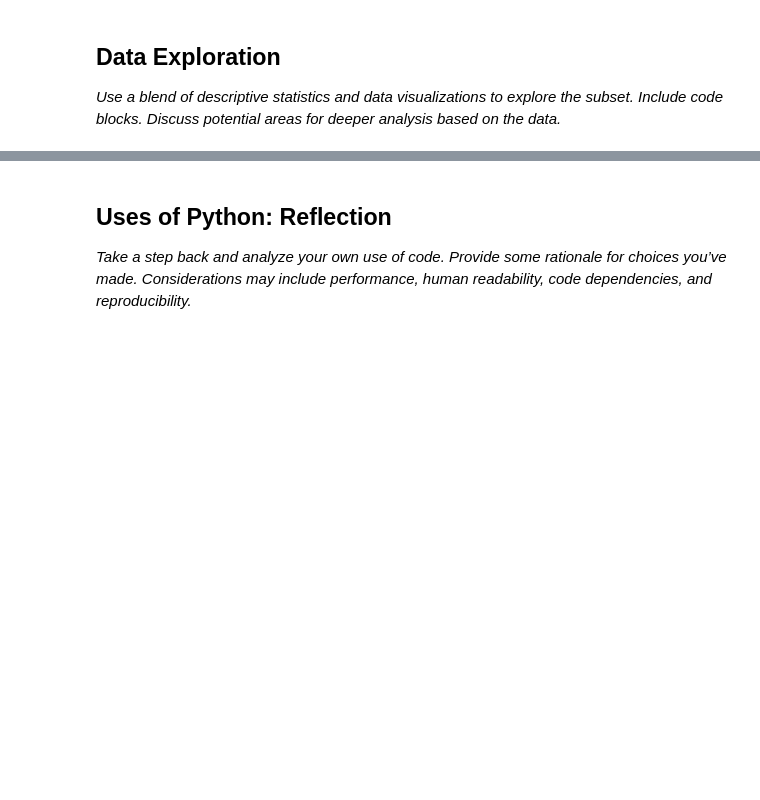
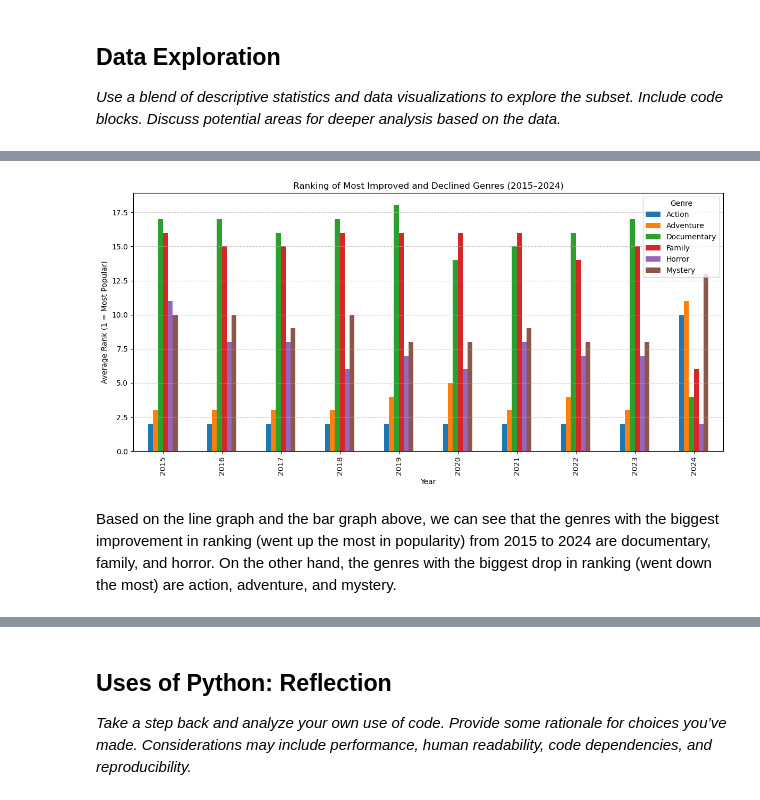
Before and after one commit to LinhNguyen9900/DA210-Project2, a Jupyter notebook: submission.ipynb, the cells around one changed output, grey strips where cells are left out. Cells and saved outputs as stored; diff of their text form; code cells hidden in the pictures; blank space fills up the shorter version.

```diff
--- a/submission.ipynb
+++ b/submission.ipynb
@@ -16,0 +79,11 @@ _Use a blend of descriptive statistics and data visualizations to explore the su
+# %%
+df = pd.read_sql(sql, conn)
+
+ranked_rows = []
+
+for year, group in df.groupby('startYear'):
+    group_sorted = group.sort_values('totalVotes', ascending=False).reset_index(drop=True)
+    group_sorted['rank'] = range(1, len(group_sorted) + 1)  # Manual rank: 1, 2, 3...
+    ranked_rows.append(group_sorted)
+
+df_ranked = pd.concat(ranked_rows)
@@ -16,0 +240,16 @@ _Use a blend of descriptive statistics and data visualizations to explore the su
+# %%
+avg_rank_per_year = df_selected.groupby(['startYear', 'genre'])['rank'].mean().reset_index()
+rank_pivot = avg_rank_per_year.pivot(index='startYear', columns='genre', values='rank')
+
+rank_pivot.plot(kind='bar', figsize=(12, 6))
+plt.title('Ranking of Most Improved and Declined Genres (2015–2024)')
+plt.xlabel('Year')
+plt.ylabel('Average Rank (1 = Most Popular)')
+plt.legend(title='Genre')
+plt.grid(True, axis='y', linestyle='--', alpha=0.7)
+plt.tight_layout()
+plt.show()
+# %% [output]
+[figure, added]
+# %% [markdown]
+Based on the line graph and the bar graph above, we can see that the genres with the biggest improvement in ranking (went up the most in popularity) from 2015 to 2024 are documentary, family, and horror. On the other hand, the genres with the biggest drop in ranking (went down the most) are action, adventure, and mystery.
```
Also changed, not shown: parts of 24 cells of this notebook.
